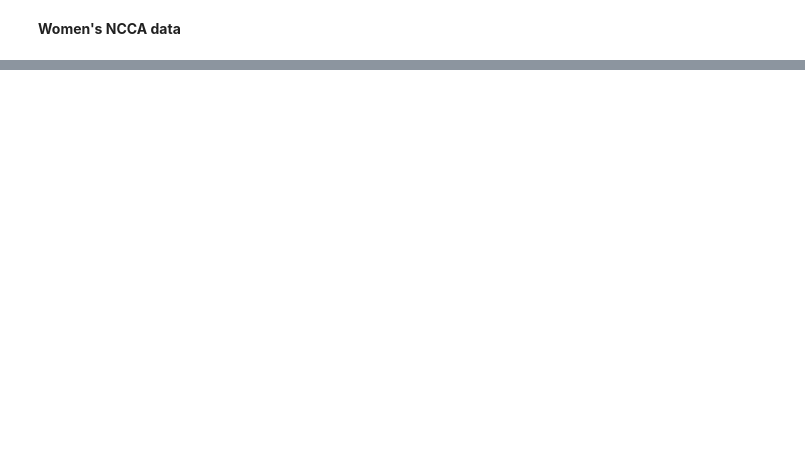
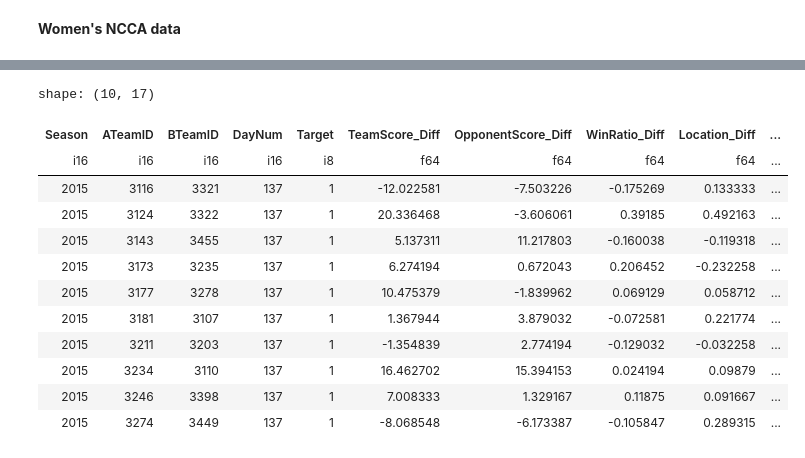
Before and after one commit to wojciech-kielbowicz-it/GitHub-Competition-Code, a Jupyter notebook: march-machine-learning-mania-2026/notebooks/01-exploration_cleaning_feature_engineering.ipynb, the cells around one changed output, grey strips where cells are left out. Drawn from its saved outputs; the diff is of its cells as text; code cells hidden in the pictures; blank space fills up the shorter version.

Commit message:
Create w_train_data_lf

```diff
--- a/march-machine-learning-mania-2026/notebooks/01-exploration_cleaning_feature_engineering.ipynb
+++ b/march-machine-learning-mania-2026/notebooks/01-exploration_cleaning_feature_engineering.ipynb
@@ -83,0 +408,17 @@ w_tourney_matchups_lf.head(10).collect()
+# %%
+w_train_data_lf: pl.LazyFrame = ecm.finalize_training_data(w_tourney_matchups_lf, w_golden_table_lf)
+w_train_data_lf.head(10).collect()
+# %% [output]
+shape: (10, 17)
+| Season | ATeamID | BTeamID | DayNum | Target | TeamScore_Diff | OpponentScore_Diff | WinRatio_Diff | Location_Diff | ... |
+| i16 | i16 | i16 | i16 | i8 | f64 | f64 | f64 | f64 | ... |
+| 2015 | 3116 | 3321 | 137 | 1 | -12.022581 | -7.503226 | -0.175269 | 0.133333 | ... |
+| 2015 | 3124 | 3322 | 137 | 1 | 20.336468 | -3.606061 | 0.39185 | 0.492163 | ... |
+| 2015 | 3143 | 3455 | 137 | 1 | 5.137311 | 11.217803 | -0.160038 | -0.119318 | ... |
+| 2015 | 3173 | 3235 | 137 | 1 | 6.274194 | 0.672043 | 0.206452 | -0.232258 | ... |
+| 2015 | 3177 | 3278 | 137 | 1 | 10.475379 | -1.839962 | 0.069129 | 0.058712 | ... |
+| 2015 | 3181 | 3107 | 137 | 1 | 1.367944 | 3.879032 | -0.072581 | 0.221774 | ... |
+| 2015 | 3211 | 3203 | 137 | 1 | -1.354839 | 2.774194 | -0.129032 | -0.032258 | ... |
+| 2015 | 3234 | 3110 | 137 | 1 | 16.462702 | 15.394153 | 0.024194 | 0.09879 | ... |
+| 2015 | 3246 | 3398 | 137 | 1 | 7.008333 | 1.329167 | 0.11875 | 0.091667 | ... |
+| 2015 | 3274 | 3449 | 137 | 1 | -8.068548 | -6.173387 | -0.105847 | 0.289315 | ... |
```
Also changed, not shown: parts of 25 cells of this notebook.
